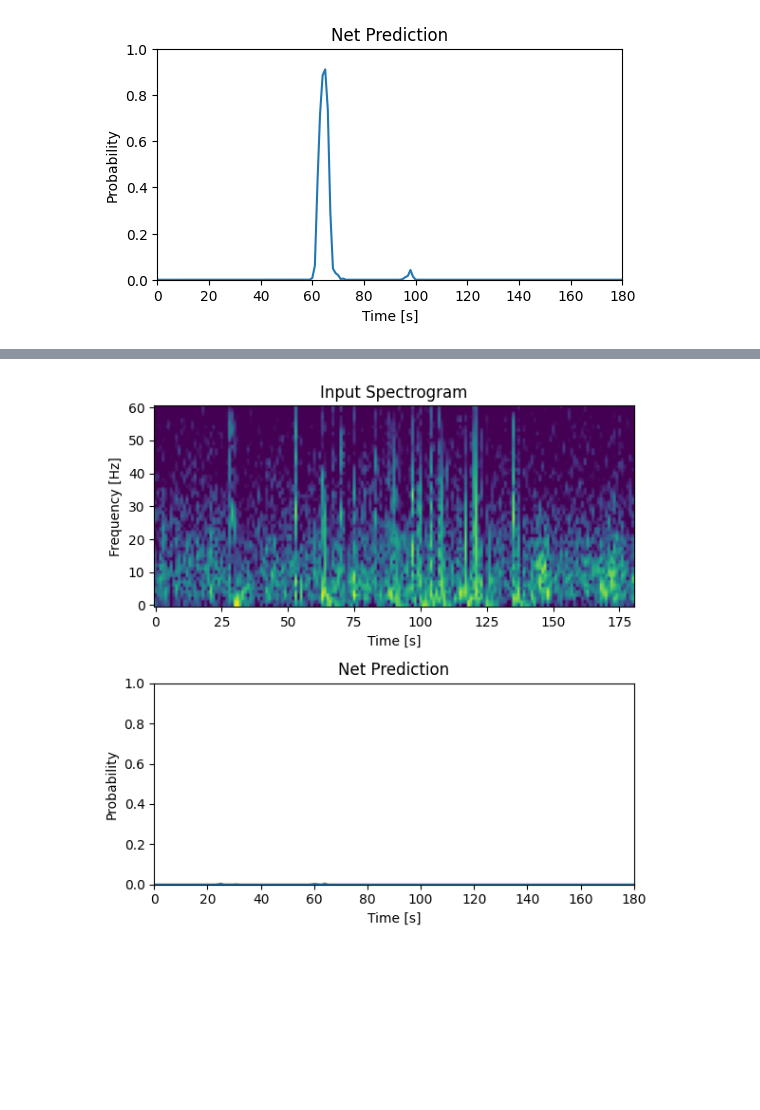
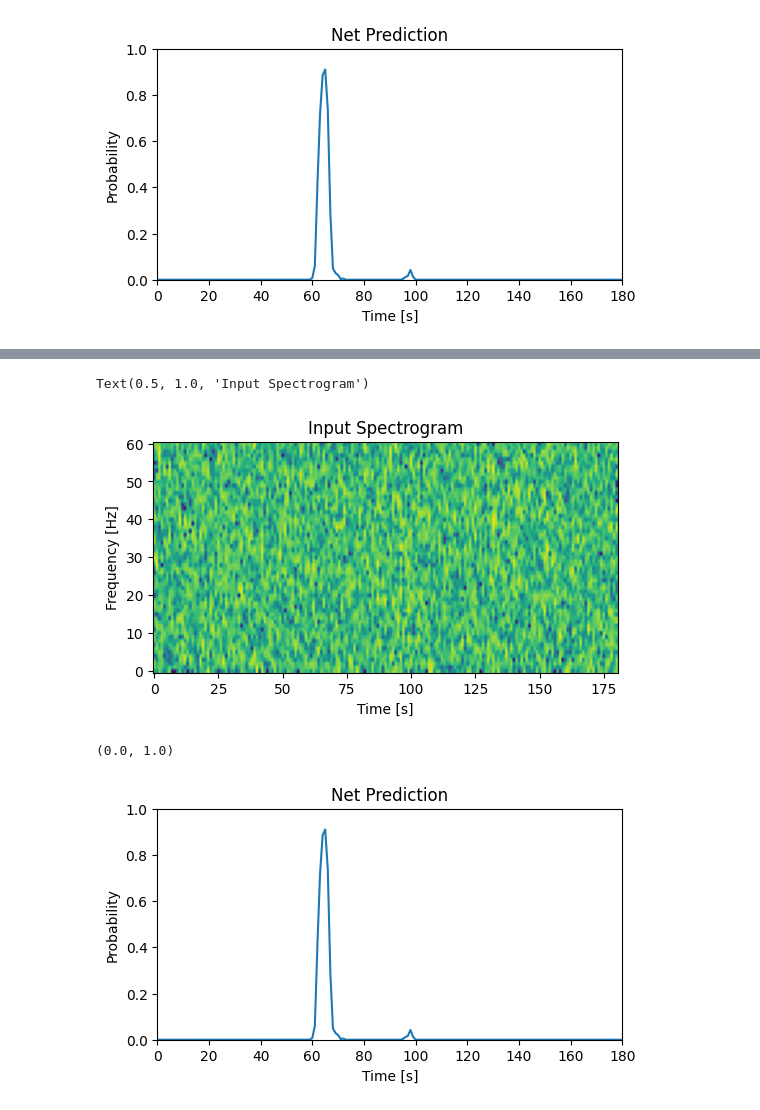
Before and after one commit to Brain-Modulation-Lab/Paper_iESPnet, a Jupyter notebook: example_inference.ipynb, the cells around one changed output, grey strips where cells are left out. Saved outputs shown, nothing was run; the diff lists cells and outputs as text; code cells hidden in the pictures; blank space fills up the shorter version.

```diff
--- a/example_inference.ipynb
+++ b/example_inference.ipynb
@@ -100,11 +123,4 @@ plt.ylim(0, 1)
 # %%
-DAT_File_Example = r"Z:\RNS_data\ecog_reconstructed\MGH\RNS0259\131589812123970000.dat"
-
-b = open(DAT_File_Example, "rb").read()
-ecog = np.frombuffer(b, dtype=np.int16)
-ecog = ecog - 512
-ecog = ecog.reshape([-1, 4])
-
 n_fft = 256
 fs = 250
 TT = 1000 # window length
@@ -124,7 +140,7 @@ spectrogram = T.Spectrogram(n_fft=n_fft, win_length=win_len,
                             normalized=False,
                             power=power, wkwargs=wind_dic)
 
-signal = stats.zscore(ecog)
+signal = stats.zscore(time_series_example.T)
 
 
 time = np.arange(win_len/2, signal.shape[-1] + win_len/2 + 1,
@@ -142 +160,11 @@ spec = spec[:, :idx_60,:]
+# %%
+plt.figure(figsize=(6, 3))
+plt.imshow(spec[0, :, :], aspect="auto")
+plt.gca().invert_yaxis()
+plt.xlabel("Time [s]")
+plt.ylabel("Frequency [Hz]")
+plt.title("Input Spectrogram")
+# %% [output]
+Text(0.5, 1.0, 'Input Spectrogram')
+[figure, added]
 # %%
@@ -154,20 +180,13 @@ with torch.no_grad():
 
     probs = m(outputs)
 # %%
-plt.figure(figsize=(6, 6))
-plt.subplot(211)
-plt.imshow(spec[0, :, : ], aspect="auto")
-plt.gca().invert_yaxis()
-plt.xlabel("Time [s]")
-plt.ylabel("Frequency [Hz]")
-plt.title("Input Spectrogram")
-plt.subplot(212)
+plt.figure(figsize=(6, 3))
 plt.plot(probs)
 plt.xlabel("Time [s]")
 plt.xlim(0, 180)
 plt.title("Net Prediction")
 plt.ylabel("Probability")
 plt.ylim(0, 1)
-plt.tight_layout()
 # %% [output]
+(0.0, 1.0)
-[figure, old version]
+[figure, new version]
```
Also changed, not shown: parts of 8 cells of this notebook, 1 other file.
